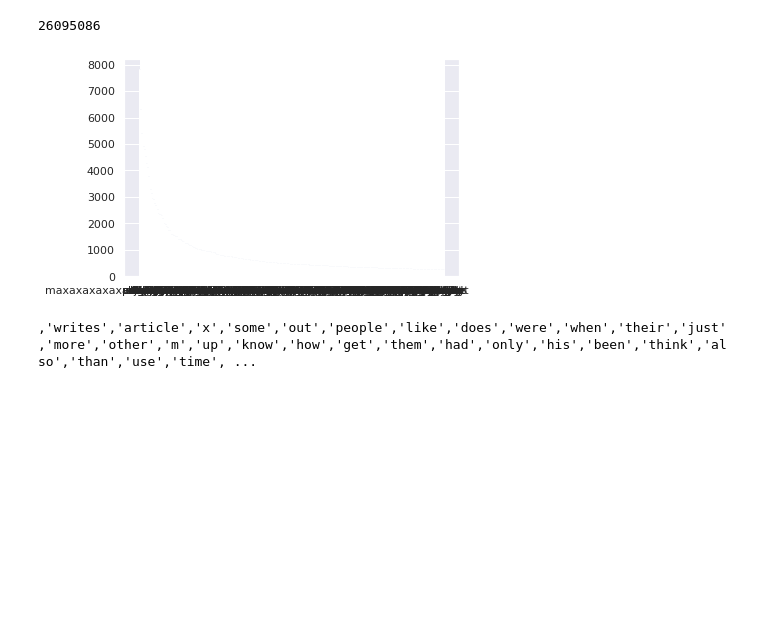
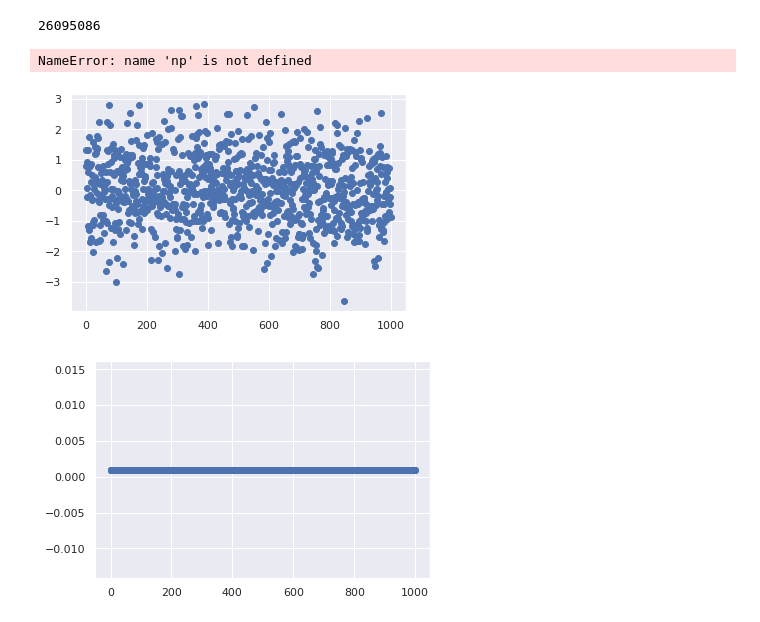
Before and after one commit to ddehueck/pytorch-lda2vec, a Jupyter notebook: explorer/data-explorer.ipynb, the cells around one changed output. Cells and saved outputs as stored; diff of their text form; code cells hidden in the pictures; blank space fills up the shorter version.

```diff
--- a/explorer/data-explorer.ipynb
+++ b/explorer/data-explorer.ipynb
@@ -48,8 +48,8 @@ freq = list(clean_dict.values())
 indSort = np.argsort(freq)[::-1]
 
 # rearrange your data
-labels = np.array(vocab)[indSort][:1000]
-values = np.array(freq)[indSort][:1000]
+labels = np.array(vocab)[indSort][:10]
+values = np.array(freq)[indSort][:10]
 
 indexes = np.arange(len(labels))
 
@@ -65,5 +65,22 @@ for l in labels:
     str += f",'{l}'"
 print(str)
 # %% [output]
-[figure, removed]
-,'writes','article','x','some','out','people','like','does','were','when','their','just','more','other','m','up','know','how','get','them','had','only','his','been','think','also','than','use','time', ...
+NameError: name 'np' is not defined
+# %%
+%matplotlib inline
+DIM = 1000
+"""
+Randn Distribution
+"""
+
+norm = torch.randn(1, DIM)
+plt.scatter(range(DIM), norm.numpy()[0])#, bins=30, normed=True)
+plt.show()
+
+uni = torch.Tensor(1, DIM)
+uni.fill_(1/DIM)
+plt.scatter(range(DIM), uni.numpy()[0])#, bins=30, normed=True)
+plt.show()
+# %% [output]
+[figure, added]
+[figure, added]
```
Also changed, not shown: parts of 2 cells of this notebook, 5 other files.
